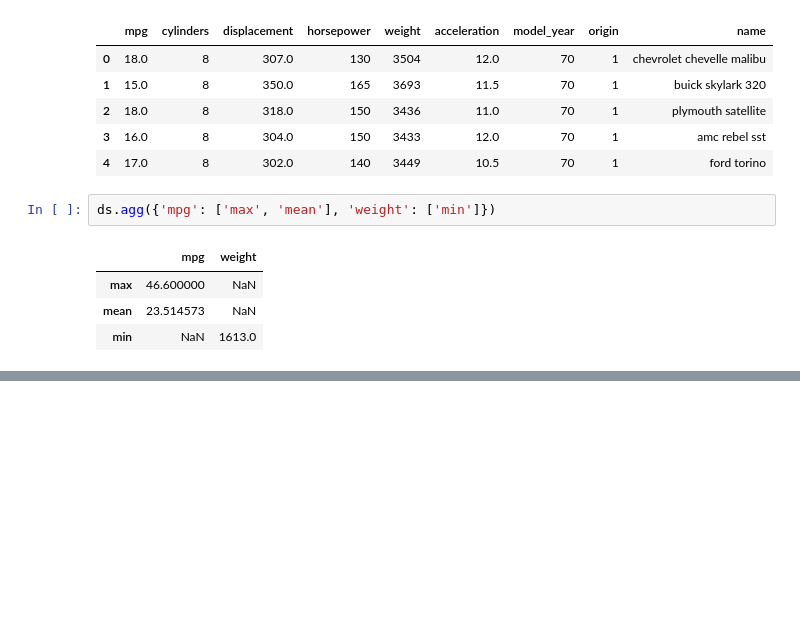
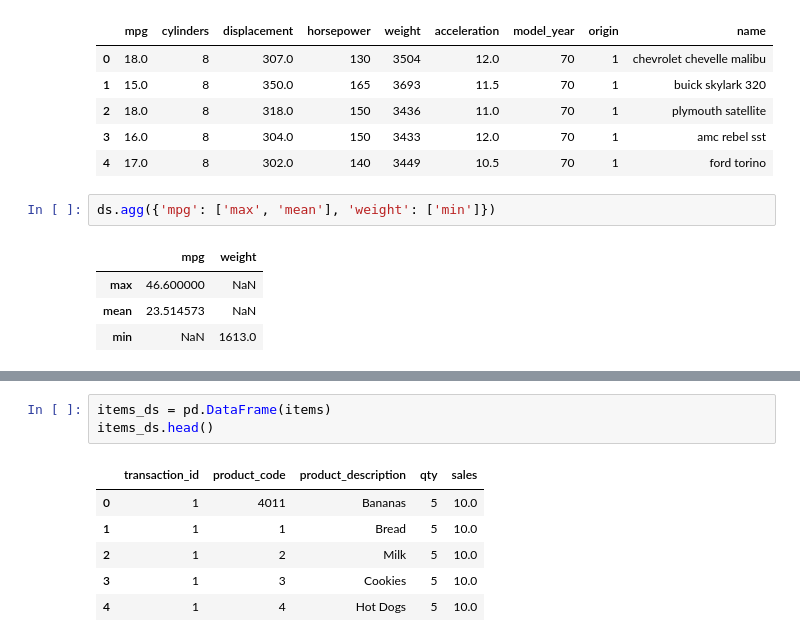
Before and after one commit to C5m7b4/maths, a Jupyter notebook: pandas/06-group_by.ipynb, the cells around one changed output, grey strips where cells are left out. Drawn from its saved outputs; the diff is of its cells as text; blank space fills up the shorter version.

```diff
--- a/pandas/06-group_by.ipynb
+++ b/pandas/06-group_by.ipynb
@@ -202,0 +323,10 @@ ds.agg({'mpg': ['max', 'mean'], 'weight': ['min']})
+# %%
+items_ds = pd.DataFrame(items)
+items_ds.head()
+# %% [output]
+|  | transaction_id | product_code | product_description | qty | sales |
+| 0 | 1 | 4011 | Bananas | 5 | 10.0 |
+| 1 | 1 | 1 | Bread | 5 | 10.0 |
+| 2 | 1 | 2 | Milk | 5 | 10.0 |
+| 3 | 1 | 3 | Cookies | 5 | 10.0 |
+| 4 | 1 | 4 | Hot Dogs | 5 | 10.0 |
```
Also changed, not shown: parts of 15 cells of this notebook.
